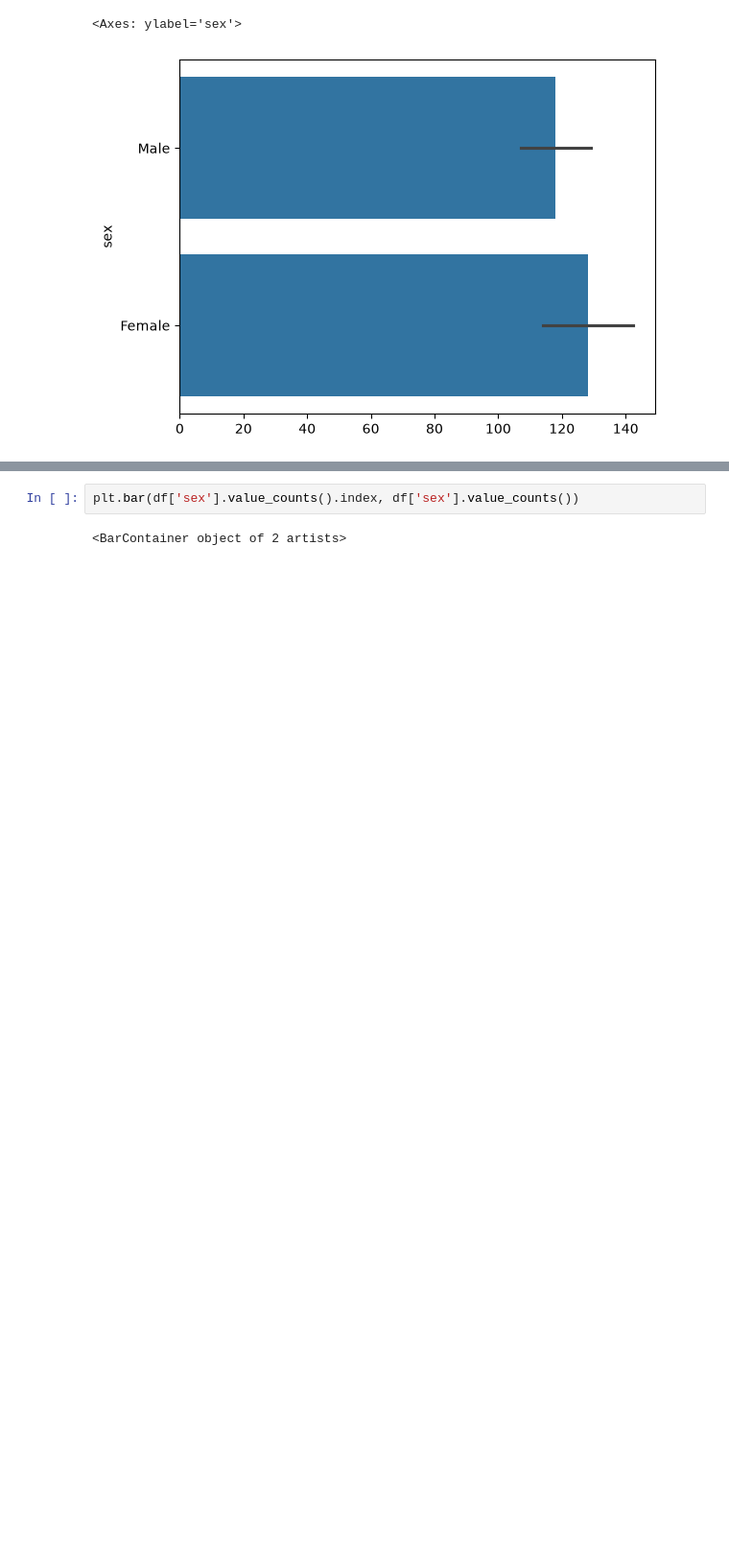
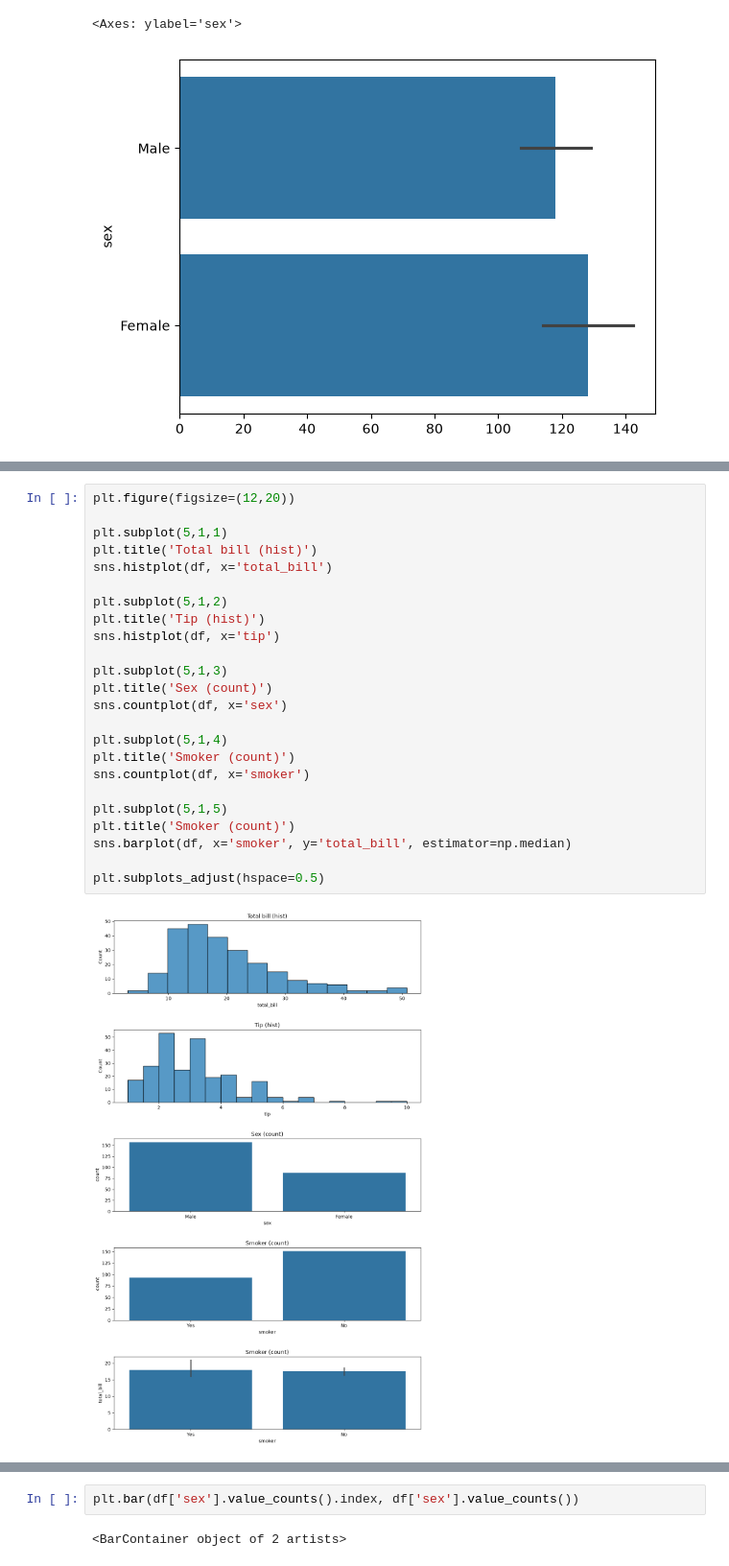
Before and after one commit to Kimchi-2025/big0611, a Jupyter notebook: py/p02_데이터분석및시각화/ch04_seaborn/ex01_tips_dataset.ipynb, the cells around one changed output, grey strips where cells are left out. Shown at 96% size. Cells and saved outputs as stored; diff of their text form; blank space fills up the shorter version.

```diff
--- a/py/p02_데이터분석및시각화/ch04_seaborn/ex01_tips_dataset.ipynb
+++ b/py/p02_데이터분석및시각화/ch04_seaborn/ex01_tips_dataset.ipynb
@@ -146,0 +190,26 @@ KeyError: 'sex'
+# %%
+plt.figure(figsize=(12,20))
+
+plt.subplot(5,1,1)
+plt.title('Total bill (hist)')
+sns.histplot(df, x='total_bill')
+
+plt.subplot(5,1,2)
+plt.title('Tip (hist)')
+sns.histplot(df, x='tip')
+
+plt.subplot(5,1,3)
+plt.title('Sex (count)')
+sns.countplot(df, x='sex')
+
+plt.subplot(5,1,4)
+plt.title('Smoker (count)')
+sns.countplot(df, x='smoker')
+
+plt.subplot(5,1,5)
+plt.title('Smoker (count)')
+sns.barplot(df, x='smoker', y='total_bill', estimator=np.median)
+
+plt.subplots_adjust(hspace=0.5)
+# %% [output]
+[figure, added]
```
Also changed, not shown: parts of 13 cells of this notebook, 3 other files.
